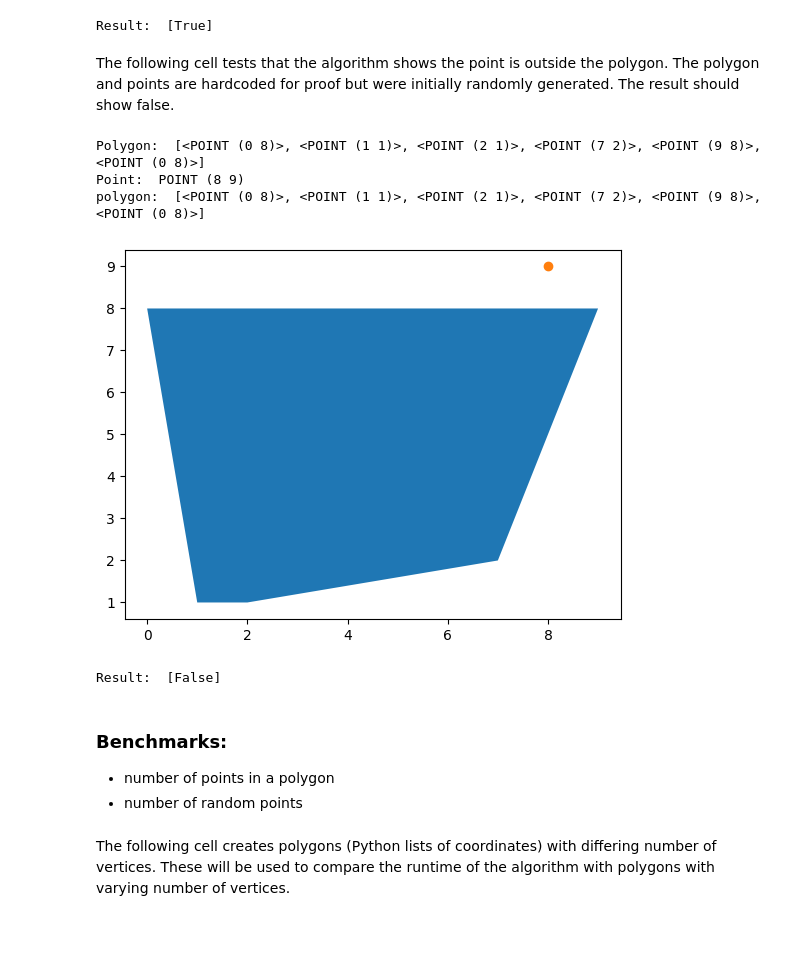
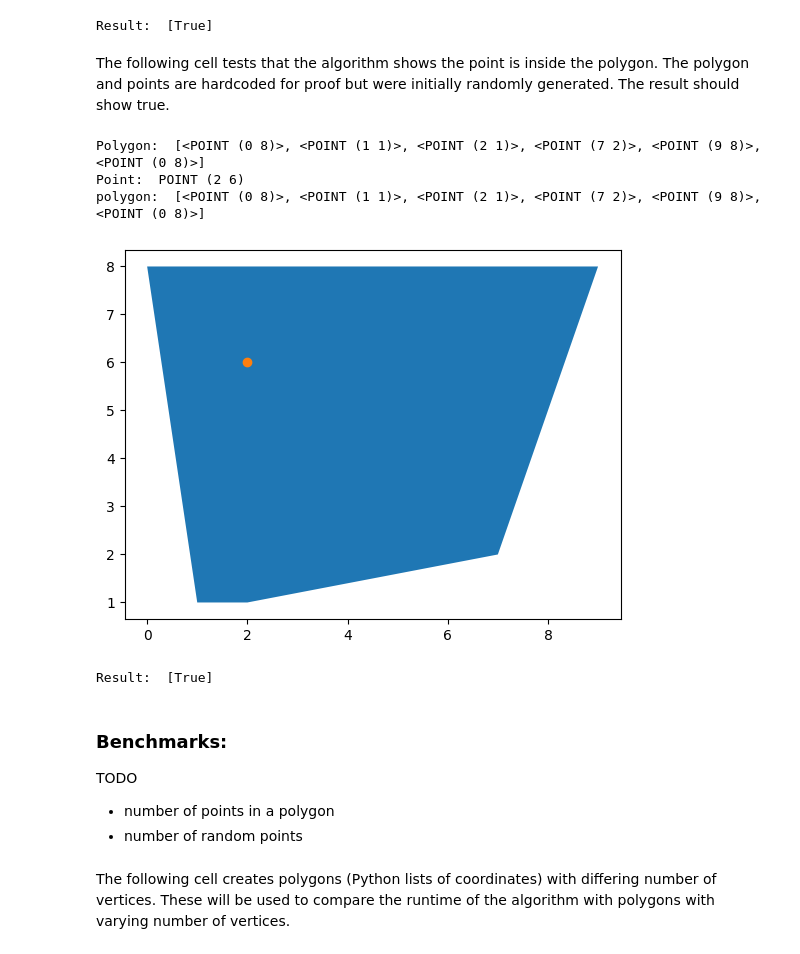
Before and after one commit to ThomasBenzshawel/lab2_newAlgo, a Jupyter notebook: bley_benzshawel_lab02.ipynb, the cells around one changed output. Cells and saved outputs as stored; diff of their text form; code cells hidden in the pictures.

```diff
--- a/bley_benzshawel_lab02.ipynb
+++ b/bley_benzshawel_lab02.ipynb
@@ -199,34 +199,4 @@ def create_random_master_point(polygon):
     return point
 # %% [markdown]
 The following cell defines a function is_inside(). This is the implementation of our algorithm. It takes in a list of master points and list of points that represent the polygon. The algorithm then goes through, and determines if each master point is in the polygon. TODO ADD ASSUMPTIONS
-# %%
-def is_inside(master_points: list, polygon: list):
-    """
-    This method goes through a list of master points and determines if each master point
-    is inside or outside a polygon (a list of (x, y) coordinates).
-    It does this by implementing the TODO
-    TODO - ADD ASSUMPTIONS
-    :param master_points: The list of points.
-    :param polygon: The list of points that represent a simple, closed polygon.
-                    (Last point connects back to the first point.)
-    :return points_inside: A list of boolean values that represent if the points were inside the polygon.
-    True if the master point is inside the polygon. False otherwise.
-    """
-    # CREATE LIST TO STORE EACH POINTS RESULTS
-    points_inside = []
-
-    intersection_y = 0
-    intersection_x = 0
-    for master_point in master_points:
-        for point1, point2 in zip(polygon, polygon[1:]):
-
-            if point1[0] <= master_point[0] <= point2[0] or point1[0] >= master_point[0] >= point2[0]:
-                intersection_y = intersection_y + 1
-
-            if point1[1] <= master_point[1] <= point2[1] or point1[1] >= master_point[1] >= point2[1]:
-                intersection_x = intersection_x + 1
-
-        points_inside.append((intersection_y > 0 and intersection_y % 2 == 0) and (intersection_x > 0 and intersection_x % 2 != 0))
-
-    return points_inside
 # %%
@@ -364,30 +334,31 @@ polygon:  [<POINT (0 6)>, <POINT (3 4)>, <POINT (8 1)>, <POINT (10 0)>, <POINT (
 [figure]
 Result:  [True]
 # %% [markdown]
-The following cell tests that the algorithm shows the point is outside the polygon. The polygon and points are hardcoded for proof but were initially randomly generated. The result should show false.
+The following cell tests that the algorithm shows the point is inside the polygon. The polygon and points are hardcoded for proof but were initially randomly generated. The result should show true.
 # %%
 # CREATE POLYGON
 testing_polygon = [Point(x, y) for x, y in [(0, 8), (1, 1), (2, 1), (7, 2), (9, 8), (0, 8)]]
 
 print('Polygon: ', testing_polygon)
 
 # CREATE MASTER POINT
-point = Point(8, 9)
+point = Point(2, 6)
 print('Point: ', point)
 
 # VISUALIZE
 visualize_polygon(testing_polygon, [point])
 
 # RUN ALGORITHM
-print('Result: ', is_inside_revised([point], testing_polygon))
+print('Result: ', is_inside([point], testing_polygon))
 # %% [output]
 Polygon:  [<POINT (0 8)>, <POINT (1 1)>, <POINT (2 1)>, <POINT (7 2)>, <POINT (9 8)>, <POINT (0 8)>]
-Point:  POINT (8 9)
+Point:  POINT (2 6)
 polygon:  [<POINT (0 8)>, <POINT (1 1)>, <POINT (2 1)>, <POINT (7 2)>, <POINT (9 8)>, <POINT (0 8)>]
-[figure, old version]
+[figure, new version]
-Result:  [False]
+Result:  [True]
 # %% [markdown]
 ### Benchmarks:
+TODO
 - number of points in a polygon
 - number of random points
 # %% [markdown]
```
Also changed, not shown: parts of 9 cells of this notebook.
